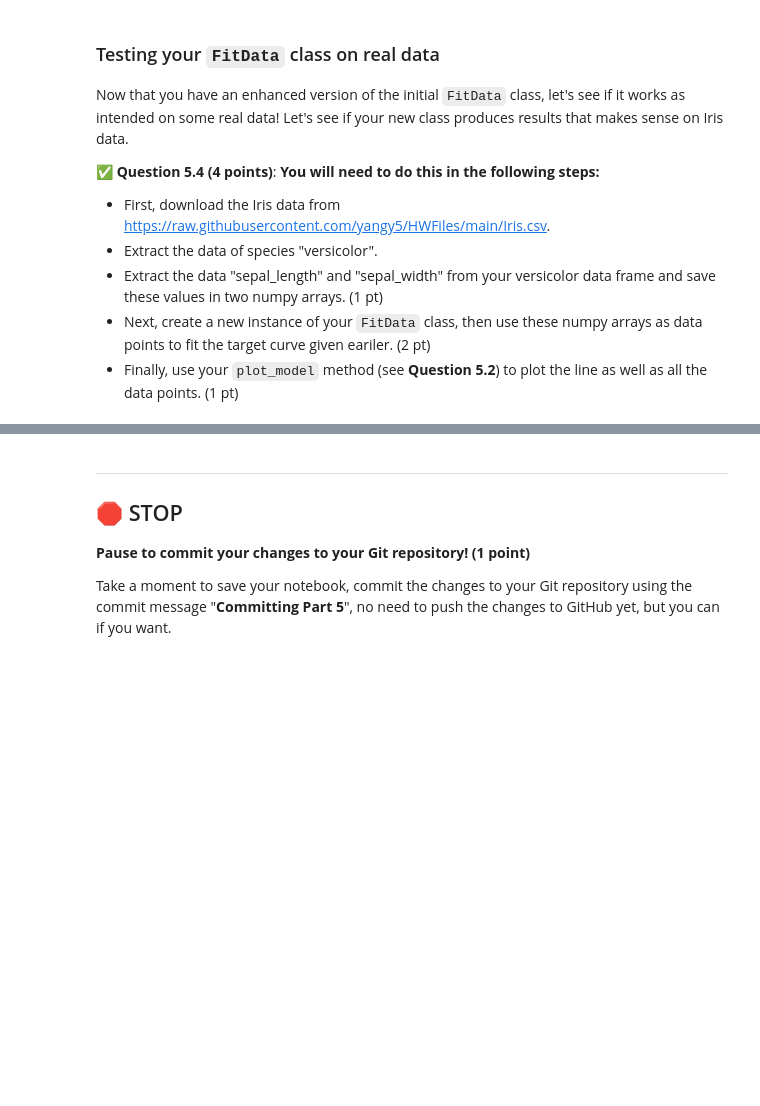
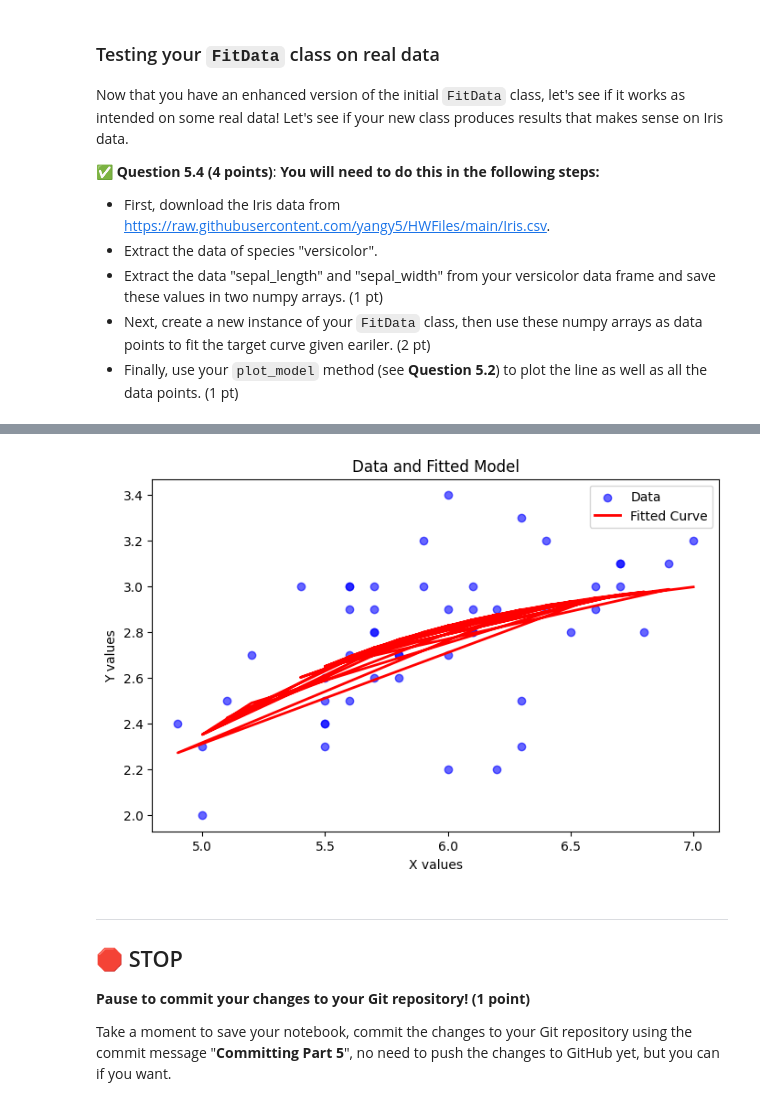
Before and after one commit to KlutzyFella/CMSE202-f25-turnin, a Jupyter notebook: hw-01/HW-01_GitPracticeDebuggingPythonPackagesAndClasses-SS25-STUDENT.ipynb, the cells around one changed output, grey strips where cells are left out. Saved outputs shown, nothing was run; the diff lists cells and outputs as text; code cells hidden in the pictures; blank space fills up the shorter version.

```diff
--- a/hw-01/HW-01_GitPracticeDebuggingPythonPackagesAndClasses-SS25-STUDENT.ipynb
+++ b/hw-01/HW-01_GitPracticeDebuggingPythonPackagesAndClasses-SS25-STUDENT.ipynb
@@ -684,0 +804,4 @@ Now that you have an enhanced version of the initial `FitData` class, let's see
+# %%
+# Extract the data of species "versicolor"
+versicolor_data = irisData[irisData['species'] == 'versicolor']
+versicolor_data.head()
@@ -685,3 +815,17 @@ Now that you have an enhanced version of the initial `FitData` class, let's see
+# %%
+x_iris = versicolor_data['sepal_length'].values
+y_iris = versicolor_data['sepal_width'].values
+
+# Create a new instance of FitData class
+iris_fit = FitData(x_iris, y_iris)
+
+# Fit the model and get the parameters
+iris_model_params = iris_fit.CurveFit_model()
+
+# Plot the model with the fitted parameters
+iris_fit.plot_model(iris_model_params['coefficient a'], iris_model_params['coefficient b'], iris_model_params['coefficient c'])
+# %% [output]
+[figure, added]
 # %% [markdown]
 ---
 ## &#128721; STOP
```
Also changed, not shown: parts of 21 cells of this notebook, 3 other files.
